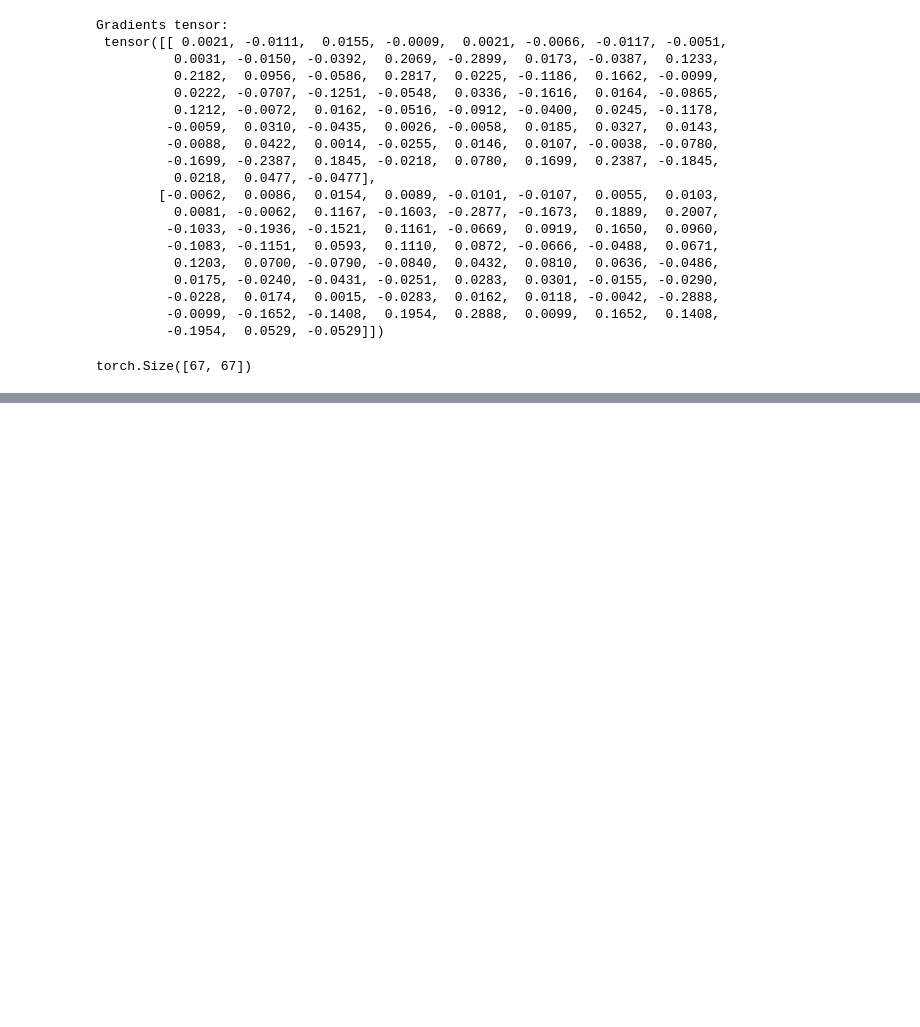
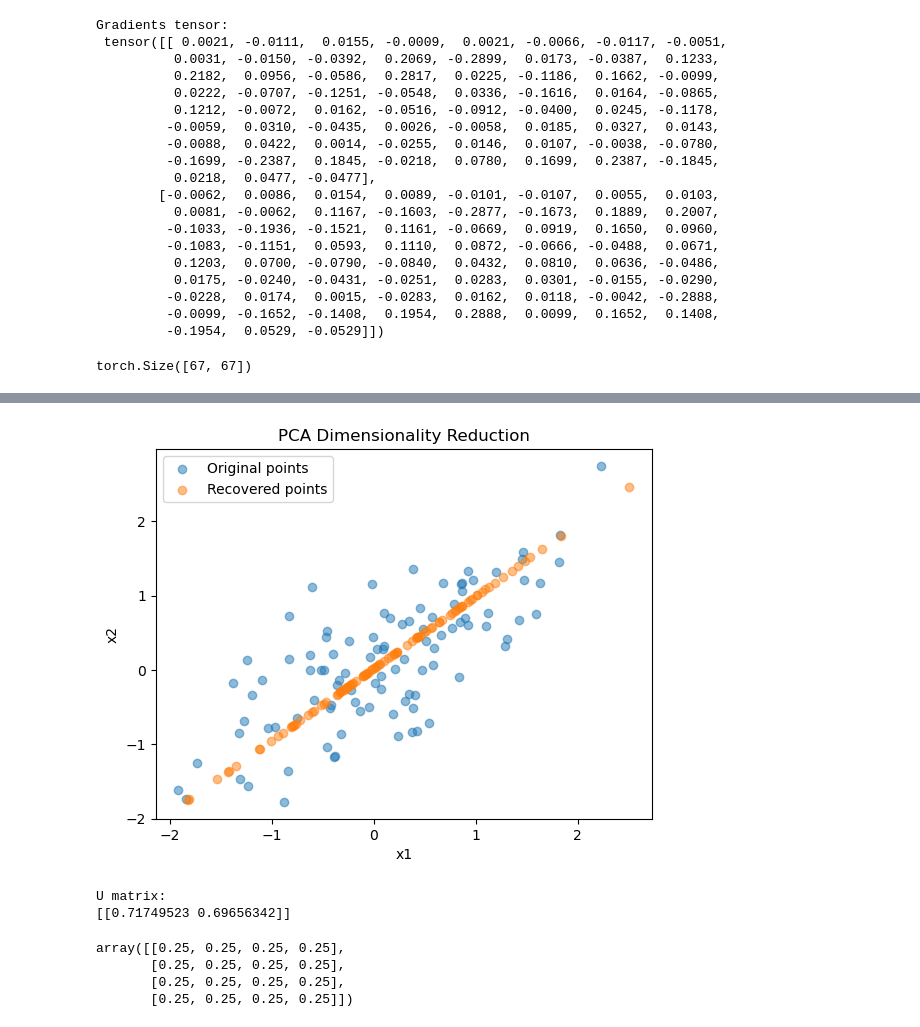
Before and after one commit to youlei202/CBS, a Jupyter notebook: test.ipynb, the cells around one changed output, grey strips where cells are left out. Cells and saved outputs as stored; diff of their text form; code cells hidden in the pictures; blank space fills up the shorter version.

```diff
--- a/test.ipynb
+++ b/test.ipynb
@@ -350,0 +426,60 @@ torch.Size([67, 67])
+# %%
+import numpy as np
+import matplotlib.pyplot as plt
+from sklearn.decomposition import PCA
+
+# Set random seed for reproducibility
+np.random.seed(42)
+
+# Generate data for distribution X (2D)
+num_samples = 100
+mean = [0, 0]
+cov = [[1, 0.8], [0.8, 1]]
+X = np.random.multivariate_normal(mean, cov, num_samples)
+
+# Apply PCA to reduce dimensionality from 2D to 1D
+pca = PCA(n_components=1)
+X_reduced = pca.fit_transform(X)
+
+# Recover the 2D points from the 1D projection
+X_recovered = pca.inverse_transform(X_reduced)
+
+# Plot the original 2D points and the recovered 2D points after dimensionality reduction
+plt.scatter(X[:, 0], X[:, 1], alpha=0.5, label='Original points')
+plt.scatter(X_recovered[:, 0], X_recovered[:, 1], alpha=0.5, label='Recovered points')
+plt.xlabel('x1')
+plt.ylabel('x2')
+plt.legend()
+plt.title('PCA Dimensionality Reduction')
+plt.show()
+
+U = pca.components_
+print("U matrix:")
+print(U)
+# %% [output]
+[figure, added]
+U matrix:
+[[0.71749523 0.69656342]]
+# %%
+import numpy as np
+
+# Set the number of elements in the vector
+n = 4
+
+
+
+# Create a column vector of ones with n elements
+ones_n = np.ones((n, 1))
+
+# Calculate the matrix product 1n * 1n^T
+ones_n_outer_product = ones_n @ ones_n.T
+
+# Multiply the matrix product by 1/n
+scaled_matrix = (1 / n) * ones_n_outer_product
+
+scaled_matrix
+# %% [output]
+array([[0.25, 0.25, 0.25, 0.25],
+       [0.25, 0.25, 0.25, 0.25],
+       [0.25, 0.25, 0.25, 0.25],
+       [0.25, 0.25, 0.25, 0.25]])
```
Also changed, not shown: parts of 8 cells of this notebook.
